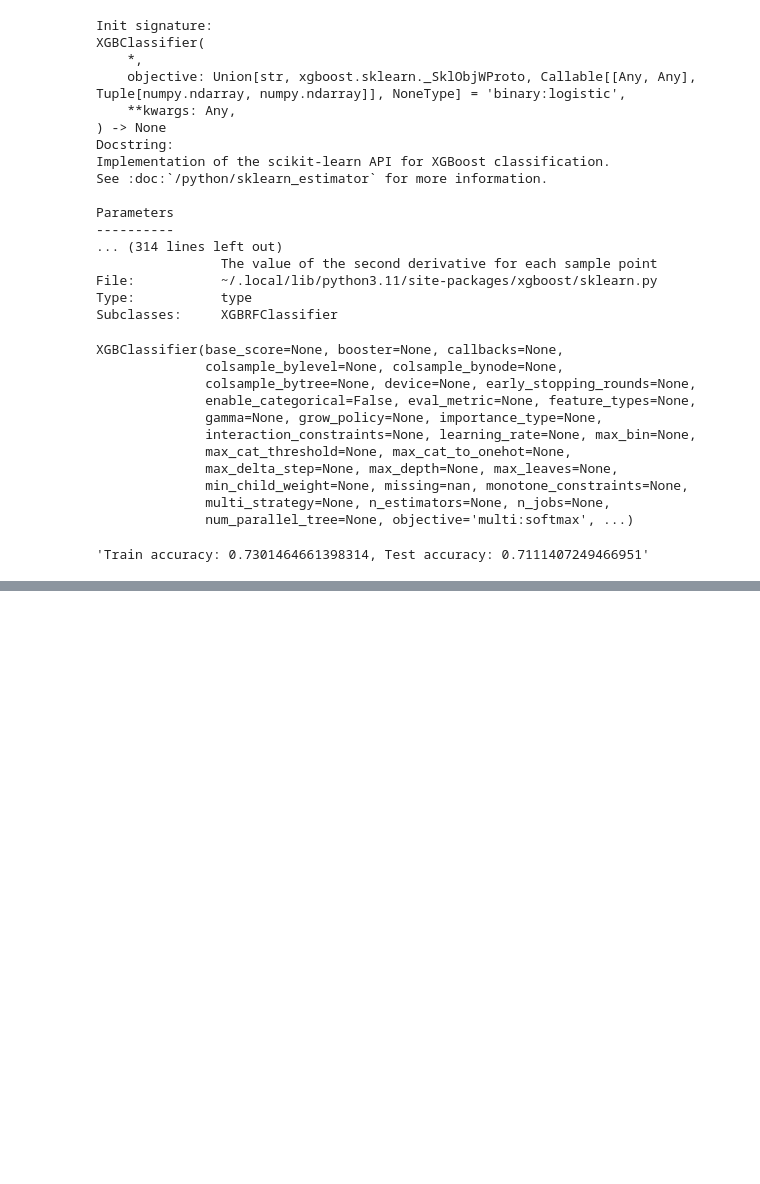
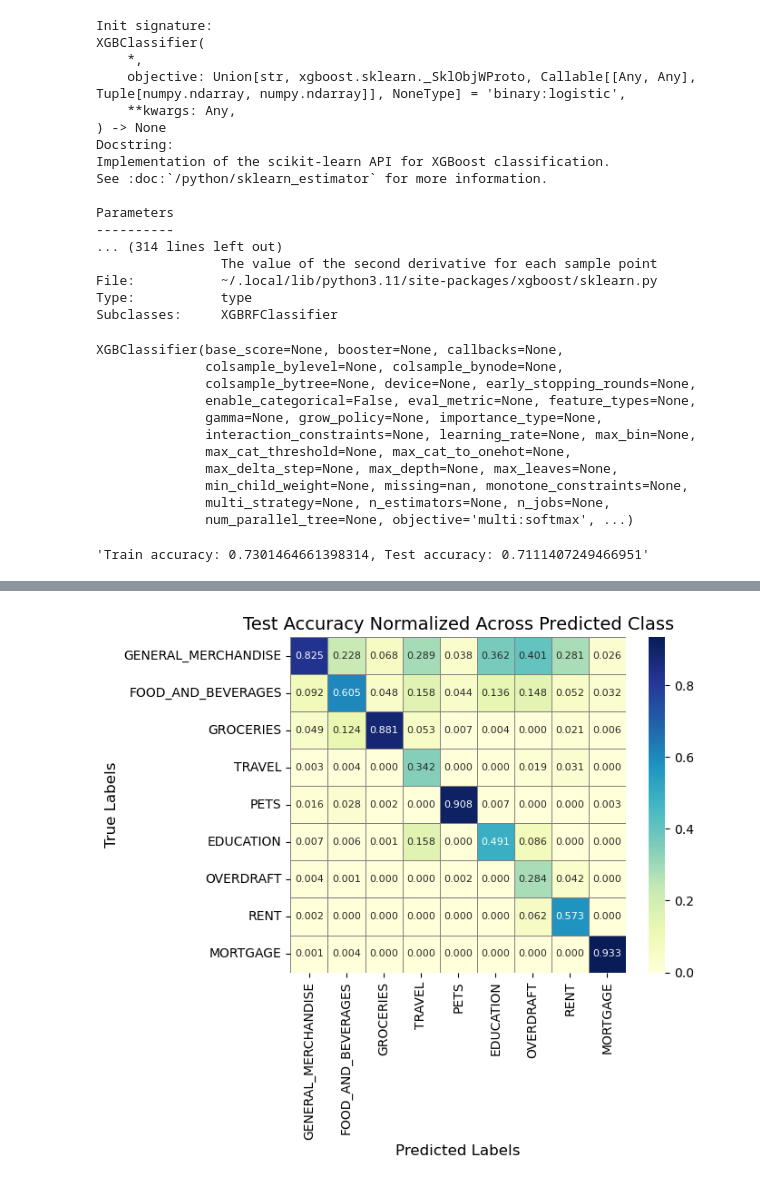
Before and after one commit to danielrmathew/prism-data-credit, a Jupyter notebook: drm_notebook.ipynb, the cells around one changed output, grey strips where cells are left out. Drawn from its saved outputs; the diff is of its cells as text; code cells hidden in the pictures; blank space fills up the shorter version.

```diff
--- a/drm_notebook.ipynb
+++ b/drm_notebook.ipynb
@@ -688,0 +755,15 @@ f"Train accuracy: {(preds_train == y_train).mean()}, Test accuracy: {(preds_test
+# %%
+# 9x9 confusion matrix for accuracy per class, normalized over predictions (sees how often the predictions are correct)
+conf_matrix = confusion_matrix(y_test, bst_preds_test, labels=y_test.unique(), normalize='pred')
+classes = y_test.value_counts().sort_values(ascending=False).index
+conf_matrix_df = pd.DataFrame(conf_matrix, index=classes, columns=classes)
+# %%
+sns.heatmap(conf_matrix_df, annot=True, fmt=".3f", cmap="YlGnBu", cbar=True,
+            linewidths=0.5, linecolor='gray', square=True, annot_kws={"size": 8})
+
+plt.xlabel("Predicted Labels", fontsize=12)
+plt.ylabel("True Labels", fontsize=12)
+plt.title("Test Accuracy Normalized Across Predicted Class", fontsize=14)
+plt.show()
+# %% [output]
+[figure, added]
```
Also changed, not shown: parts of 14 cells of this notebook.
